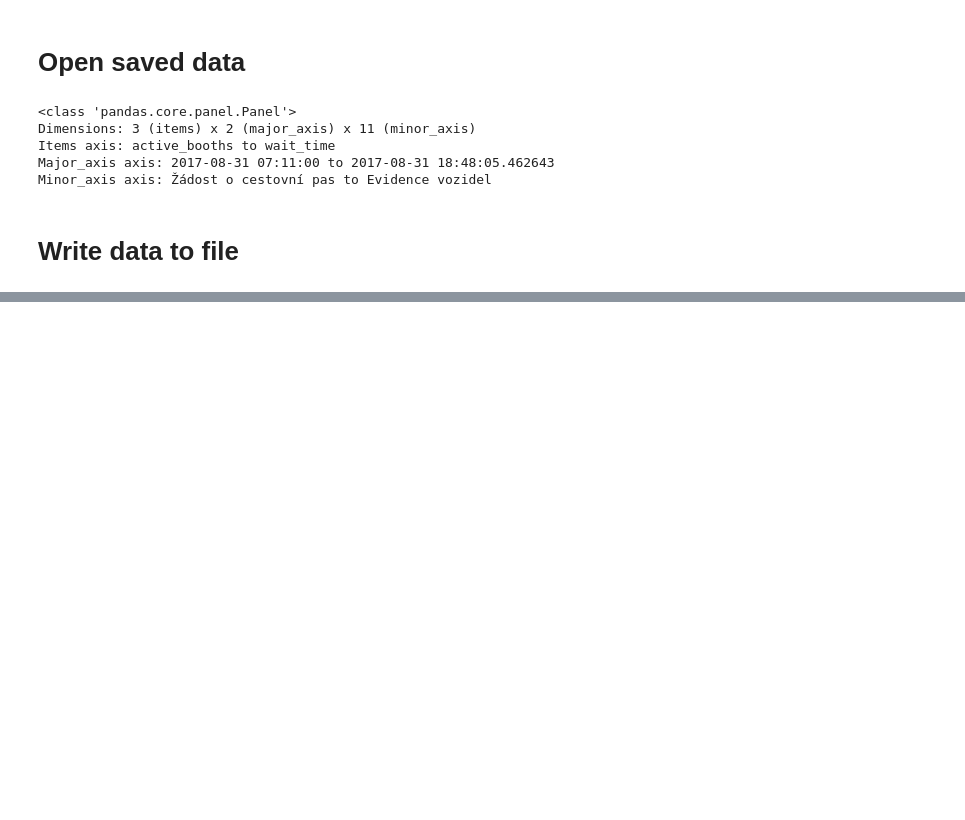
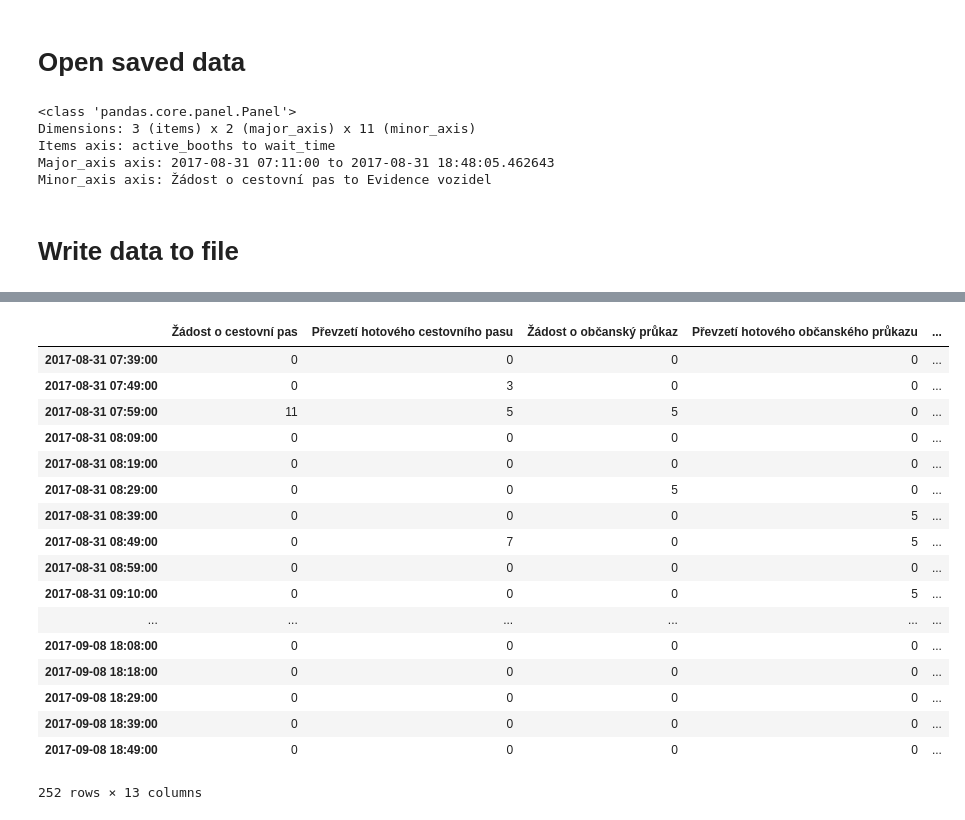
Before and after one commit to vkotek/Fronty-MeU-Cernosice, a Jupyter notebook: MeU.ipynb, the cells around one changed output, grey strips where cells are left out. Drawn from its saved outputs; the diff is of its cells as text; code cells hidden in the pictures; blank space fills up the shorter version.

```diff
--- a/MeU.ipynb
+++ b/MeU.ipynb
@@ -87,0 +151,44 @@ data_merged.to_excel(filename)
+# %%
+# data = data[data.keys()[0]]
+
+day_cursor = datetime.date.today()
+
+# yesterday = today - datetime.timedelta(0)
+
+data['wait_time']['day'] = [x.date() for x in data['wait_time'].index]
+data['wait_time']['time'] = [x.time() for x in data['wait_time'].index]
+
+data['wait_time']
+
+
+
+# while x <= 5:
+#     print("x\t", x)
+#     data['wait_time'].loc[datetime.date(2017, 8, 31)]
+# #     for row in data['wait_time'].index:
+# # #         print("row\t", row)
+# # #         print(row.date())
+# # #         print(type(day_cursor))
+# #         if row.date() == day_cursor:
+
+#     x+=1
+#     day_cursor = day_cursor - datetime.timedelta(x)
+# %% [output]
+|  | Žádost o cestovní pas | Převzetí hotového cestovního pasu | Žádost o občanský průkaz | Převzetí hotového občanského průkazu | ... |
+| 2017-08-31 07:39:00 | 0 | 0 | 0 | 0 | ... |
+| 2017-08-31 07:49:00 | 0 | 3 | 0 | 0 | ... |
+| 2017-08-31 07:59:00 | 11 | 5 | 5 | 0 | ... |
+| 2017-08-31 08:09:00 | 0 | 0 | 0 | 0 | ... |
+| 2017-08-31 08:19:00 | 0 | 0 | 0 | 0 | ... |
+| 2017-08-31 08:29:00 | 0 | 0 | 5 | 0 | ... |
+| 2017-08-31 08:39:00 | 0 | 0 | 0 | 5 | ... |
+| 2017-08-31 08:49:00 | 0 | 7 | 0 | 5 | ... |
+| 2017-08-31 08:59:00 | 0 | 0 | 0 | 0 | ... |
+| 2017-08-31 09:10:00 | 0 | 0 | 0 | 5 | ... |
+| ... | ... | ... | ... | ... | ... |
+| 2017-09-08 18:08:00 | 0 | 0 | 0 | 0 | ... |
+| 2017-09-08 18:18:00 | 0 | 0 | 0 | 0 | ... |
+| 2017-09-08 18:29:00 | 0 | 0 | 0 | 0 | ... |
+| 2017-09-08 18:39:00 | 0 | 0 | 0 | 0 | ... |
+| 2017-09-08 18:49:00 | 0 | 0 | 0 | 0 | ... |
+252 rows × 13 columns
```
Also changed, not shown: parts of 7 cells of this notebook, 3 other files.
